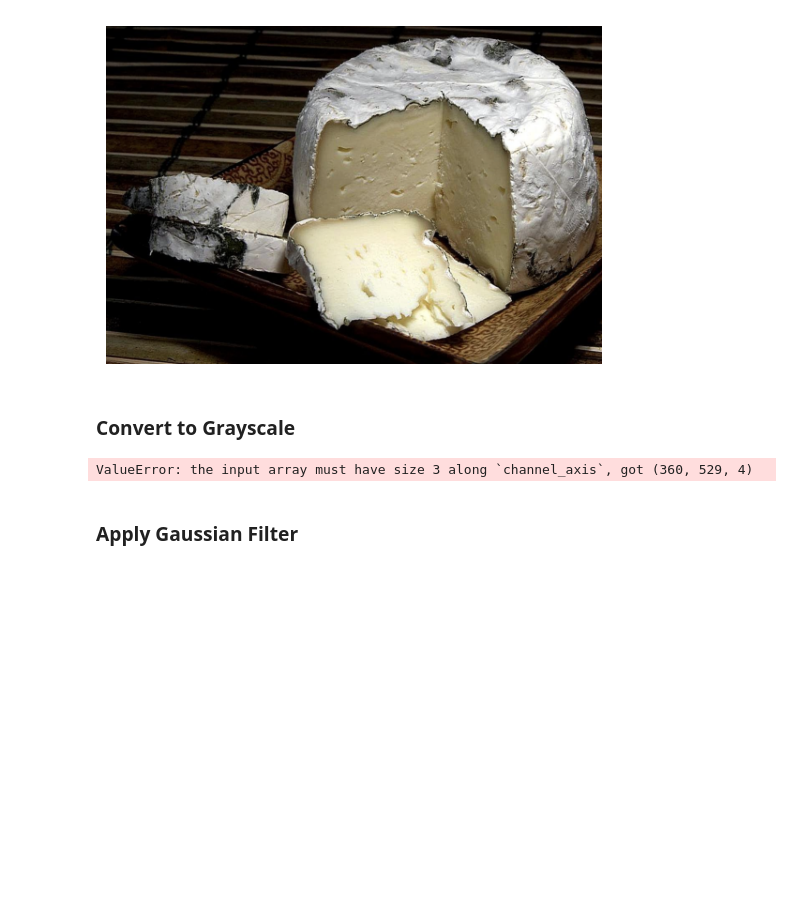
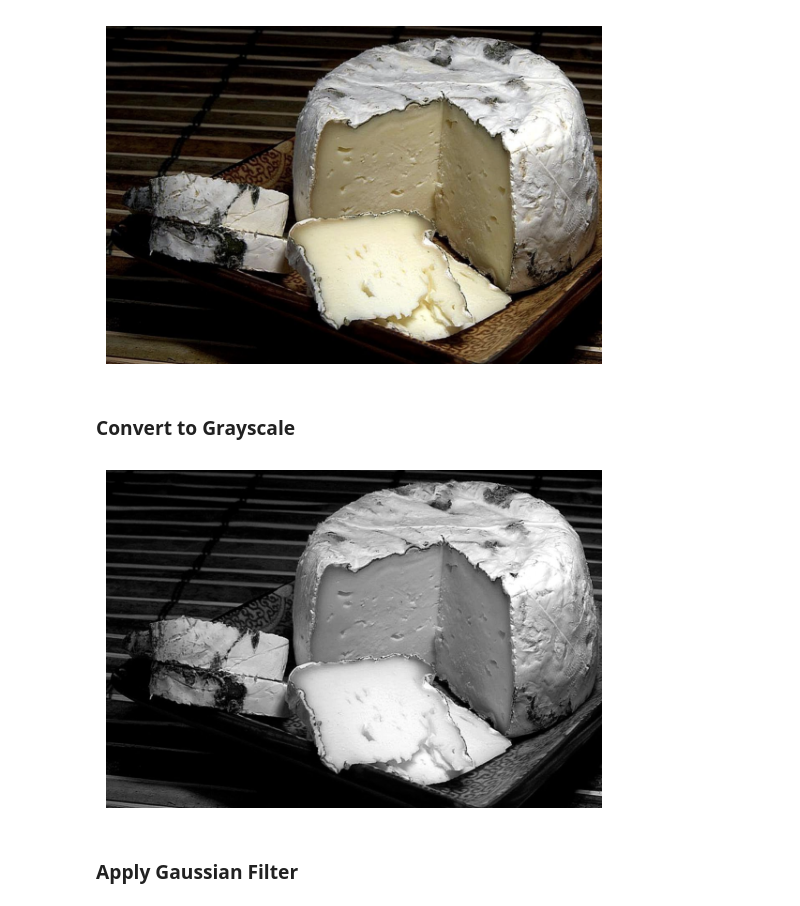
Before and after one commit to haesleinhuepf/git-bob-playground, a Jupyter notebook: cheese_segmentation.ipynb, the cells around one changed output. Saved outputs shown, nothing was run; the diff lists cells and outputs as text; code cells hidden in the pictures; blank space fills up the shorter version.

Commit message:
Added a check to convert RGBA images to RGB before converting to grayscale.

```diff
--- a/cheese_segmentation.ipynb
+++ b/cheese_segmentation.ipynb
@@ -21,13 +21,15 @@ plt.show()
 # %% [markdown]
 ### Convert to Grayscale
 # %%
+if image.shape[2] == 4:
+    image = color.rgba2rgb(image)
 gray_image = color.rgb2gray(image)
 plt.imshow(gray_image, cmap='gray')
 plt.axis('off')
 plt.savefig('grayscale_image.png')
 plt.show()
 # %% [output]
-ValueError: the input array must have size 3 along `channel_axis`, got (360, 529, 4)
+[figure, added]
 # %% [markdown]
 ### Apply Gaussian Filter
 # %%
```
Also changed, not shown: parts of 4 cells of this notebook.
